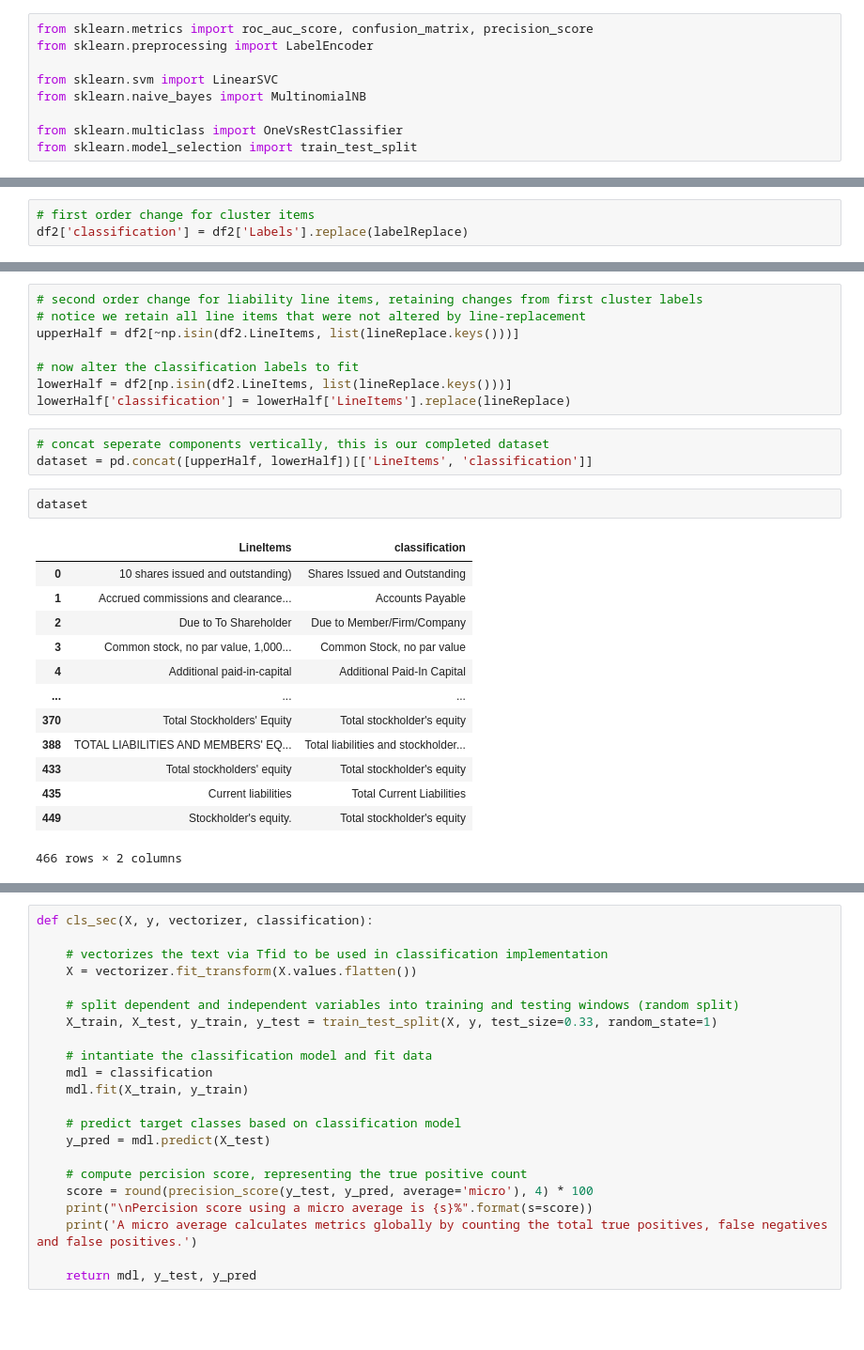
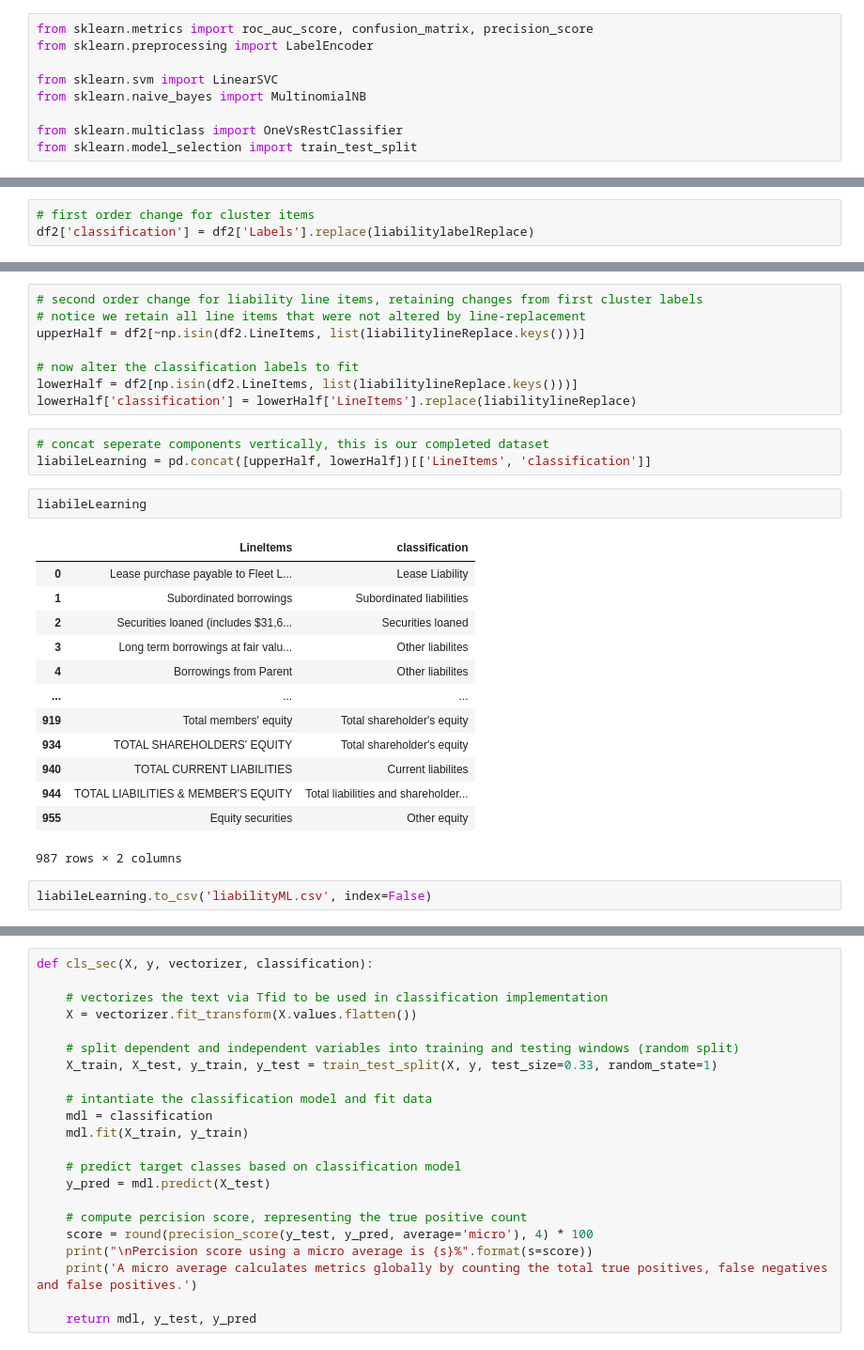
Before and after one commit to fernando-duarte/X17A5, a Jupyter notebook: buildDatabase.ipynb, the cells around one changed output, grey strips where cells are left out. Shown at 94% size. Saved outputs shown, nothing was run; the diff lists cells and outputs as text; blank space fills up the shorter version.

```diff
--- a/buildDatabase.ipynb
+++ b/buildDatabase.ipynb
@@ -852,3 +731,3 @@ labelReplace = {1: 'Shares Issued and Outstanding', 3: 'Additional Paid-In Capit
 # %%
 # first order change for cluster items
-df2['classification'] = df2['Labels'].replace(labelReplace)
+df2['classification'] = df2['Labels'].replace(liabilitylabelReplace)
@@ -878,27 +829,29 @@ lineReplace = {"Total stockholder's equity": "Total stockholder's equity", "Stoc
 # %%
 # second order change for liability line items, retaining changes from first cluster labels
 # notice we retain all line items that were not altered by line-replacement
-upperHalf = df2[~np.isin(df2.LineItems, list(lineReplace.keys()))]
+upperHalf = df2[~np.isin(df2.LineItems, list(liabilitylineReplace.keys()))]
 
 # now alter the classification labels to fit
-lowerHalf = df2[np.isin(df2.LineItems, list(lineReplace.keys()))]
-lowerHalf['classification'] = lowerHalf['LineItems'].replace(lineReplace)
+lowerHalf = df2[np.isin(df2.LineItems, list(liabilitylineReplace.keys()))]
+lowerHalf['classification'] = lowerHalf['LineItems'].replace(liabilitylineReplace)
 # %%
 # concat seperate components vertically, this is our completed dataset
-dataset = pd.concat([upperHalf, lowerHalf])[['LineItems', 'classification']]
+liabileLearning = pd.concat([upperHalf, lowerHalf])[['LineItems', 'classification']]
-# %%
-dataset
-# %% [output]
-|  | LineItems | classification |
-| 0 | 10 shares issued and outstanding) | Shares Issued and Outstanding |
-| 1 | Accrued commissions and clearance... | Accounts Payable |
-| 2 | Due to To Shareholder | Due to Member/Firm/Company |
-| 3 | Common stock, no par value, 1,000... | Common Stock, no par value |
-| 4 | Additional paid-in-capital | Additional Paid-In Capital |
-| ... | ... | ... |
-| 370 | Total Stockholders' Equity | Total stockholder's equity |
-| 388 | TOTAL LIABILITIES AND MEMBERS' EQ... | Total liabilities and stockholder... |
-| 433 | Total stockholders' equity | Total stockholder's equity |
-| 435 | Current liabilities | Total Current Liabilities |
-| 449 | Stockholder's equity. | Total stockholder's equity |
-466 rows × 2 columns
+# %%
+liabileLearning
+# %% [output]
+|  | LineItems | classification |
+| 0 | Lease purchase payable to Fleet L... | Lease Liability |
+| 1 | Subordinated borrowings | Subordinated liabilities |
+| 2 | Securities loaned (includes $31,6... | Securities loaned |
+| 3 | Long term borrowings at fair valu... | Other liabilites |
+| 4 | Borrowings from Parent | Other liabilites |
+| ... | ... | ... |
+| 919 | Total members' equity | Total shareholder's equity |
+| 934 | TOTAL SHAREHOLDERS' EQUITY | Total shareholder's equity |
+| 940 | TOTAL CURRENT LIABILITIES | Current liabilites |
+| 944 | TOTAL LIABILITIES & MEMBER'S EQUITY | Total liabilities and shareholder... |
+| 955 | Equity securities | Other equity |
+987 rows × 2 columns
+# %%
+liabileLearning.to_csv('liabilityML.csv', index=False)
```
Also changed, not shown: parts of 57 cells of this notebook, 8 other files.
